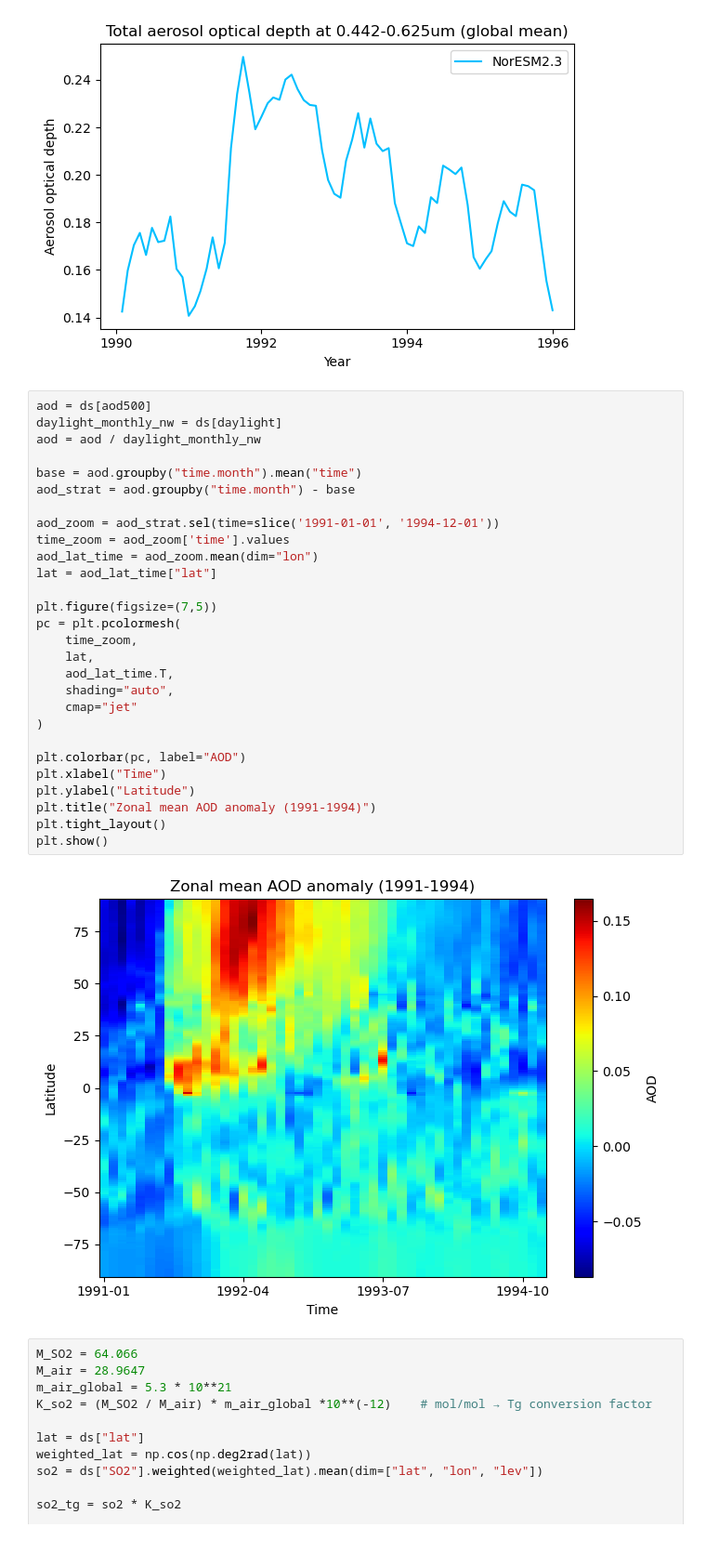
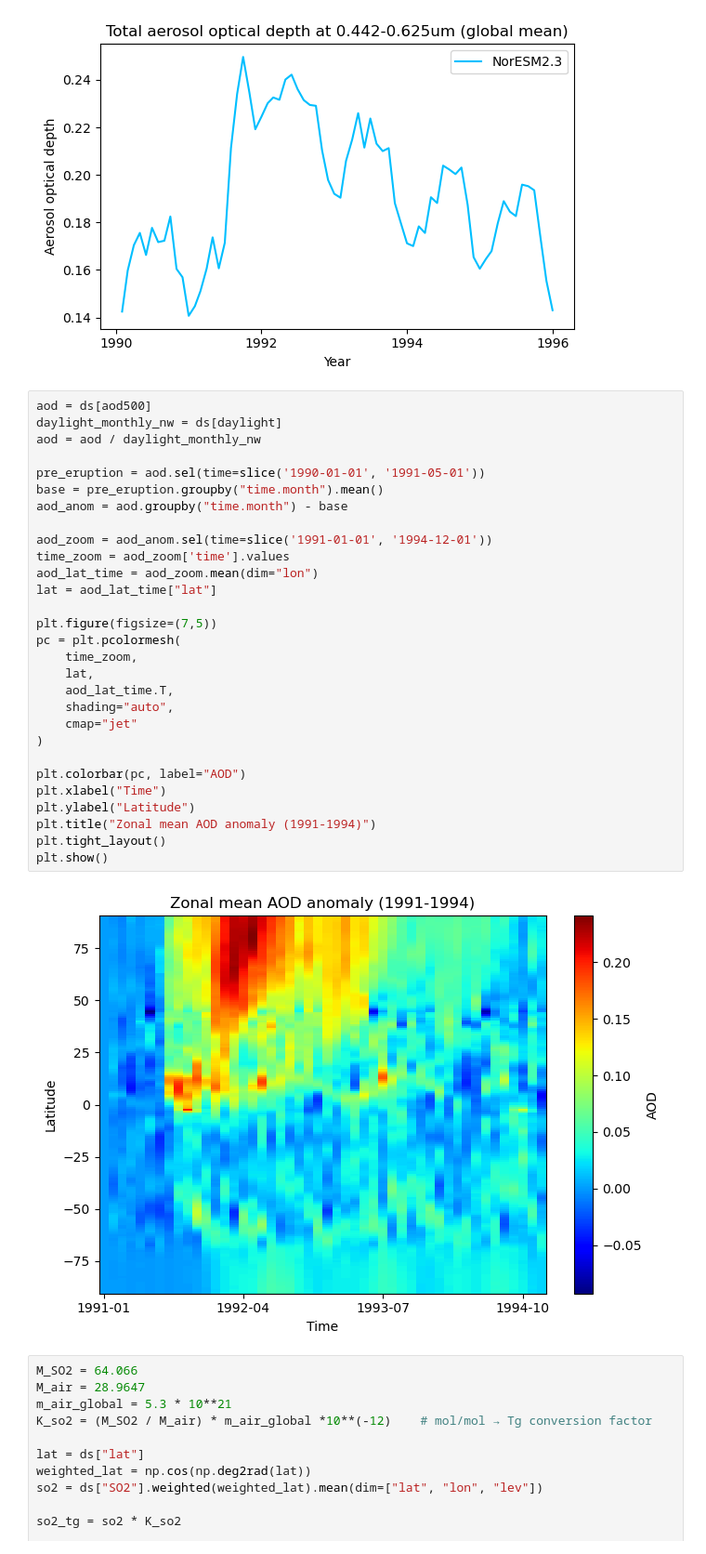
Before and after one commit to EliHHogemo/master_thesis, a Jupyter notebook: pinatubo_iceland.ipynb, the cells around one changed output. Shown at 93% size. Drawn from its saved outputs; the diff is of its cells as text.

```diff
--- a/pinatubo_iceland.ipynb
+++ b/pinatubo_iceland.ipynb
@@ -82,33 +78,34 @@ plt.show()
 # %%
 aod = ds[aod500]
 daylight_monthly_nw = ds[daylight]
 aod = aod / daylight_monthly_nw
 
-base = aod.groupby("time.month").mean("time")
-aod_strat = aod.groupby("time.month") - base
+pre_eruption = aod.sel(time=slice('1990-01-01', '1991-05-01'))
+base = pre_eruption.groupby("time.month").mean()
+aod_anom = aod.groupby("time.month") - base
 
-aod_zoom = aod_strat.sel(time=slice('1991-01-01', '1994-12-01'))
+aod_zoom = aod_anom.sel(time=slice('1991-01-01', '1994-12-01'))
 time_zoom = aod_zoom['time'].values
 aod_lat_time = aod_zoom.mean(dim="lon")
 lat = aod_lat_time["lat"]
 
 plt.figure(figsize=(7,5))
 pc = plt.pcolormesh(
     time_zoom,
     lat,
     aod_lat_time.T,
     shading="auto",
     cmap="jet"
 )
 
 plt.colorbar(pc, label="AOD")
 plt.xlabel("Time")
 plt.ylabel("Latitude")
 plt.title("Zonal mean AOD anomaly (1991-1994)")
 plt.tight_layout()
 plt.show()
 # %% [output]
-[figure, old version]
+[figure, new version]
 # %%
 M_SO2 = 64.066
 M_air = 28.9647
```
Also changed, not shown: parts of 1 cell of this notebook.
